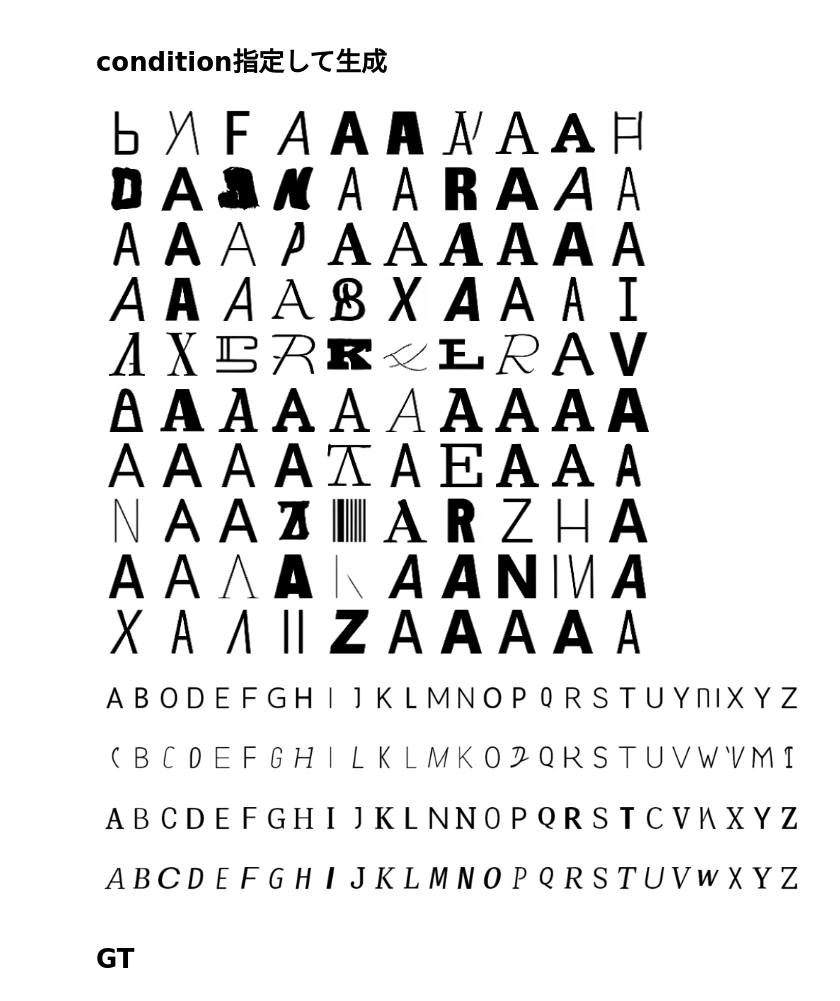
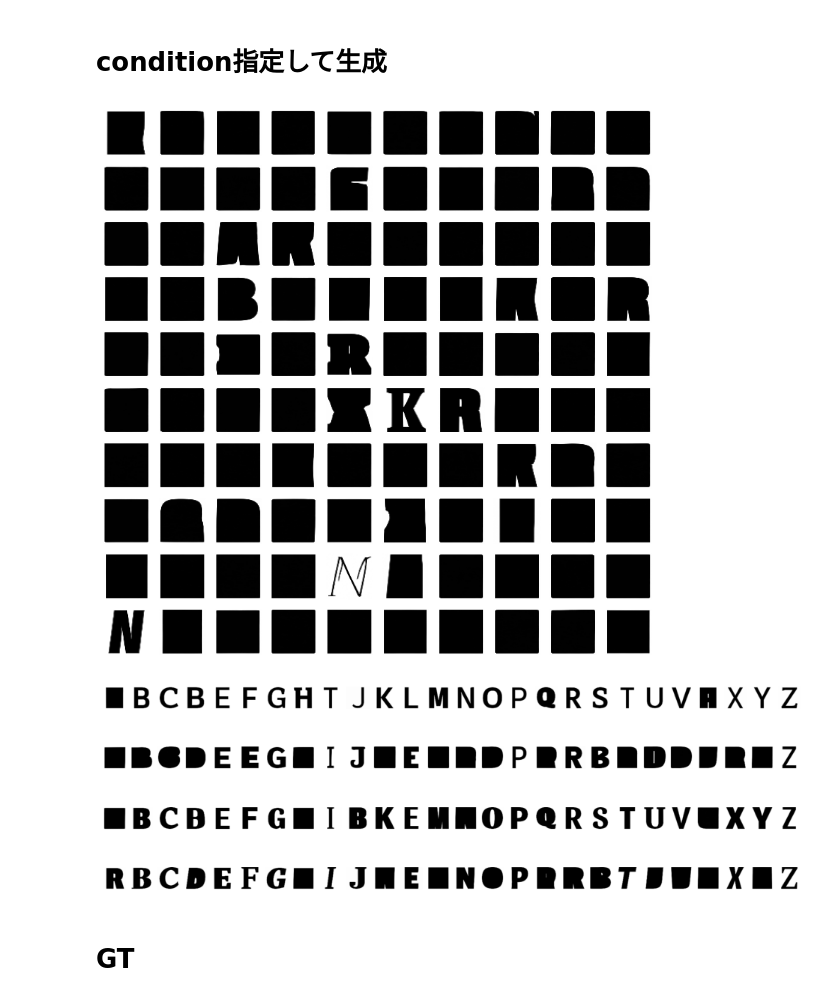
Before and after one commit to tetuomi/font-style-interpolation, a Jupyter notebook: scratch.ipynb, the cells around one changed output. Cells and saved outputs as stored; diff of their text form; code cells hidden in the pictures.

Commit message:
Update (DDIM on the way)

```diff
--- a/scratch.ipynb
+++ b/scratch.ipynb
@@ -207,45 +253,57 @@ for scale in [3., 5., 7.]:
 # %%
 style_scale = 1.
 class_scale = 1.
-rescaled_phi = 0.7
-save_path1 = f"result/{os.path.basename(model_path).split('.')[0]}_generated1_sc+[sc-s÷√2]+[sc-c÷√2]_{style_scale}_{class_scale}.png"
-save_path2 = f"result/{os.path.basename(model_path).split('.')[0]}_generated2_sc+[sc-s÷√2]+[sc-c÷√2]_{style_scale}_{class_scale}.png"
+rescaled_phi = 0.
+ddim_sampling = True
+# save_path1 = f"result/{os.path.basename(model_path).split('.')[0]}_generated1_sc_{style_scale}_{class_scale}.png"
+# save_path2 = f"result/{os.path.basename(model_path).split('.')[0]}_generated2_sc_{style_scale}_{class_scale}.png"
+# save_path1 = f"result/{os.path.basename(model_path).split('.')[0]}_generated1_sc+s+c_{style_scale}_{class_scale}.png"
+# save_path2 = f"result/{os.path.basename(model_path).split('.')[0]}_generated2_sc+s+c_{style_scale}_{class_scale}.png"
+# save_path1 = f"result/{os.path.basename(model_path).split('.')[0]}_generated1_sc+[sc-s]+[sc-c]_{style_scale}_{class_scale}.png"
+# save_path2 = f"result/{os.path.basename(model_path).split('.')[0]}_generated2_sc+[sc-s]+[sc-c]_{style_scale}_{class_scale}.png"
+# save_path1 = f"result/{os.path.basename(model_path).split('.')[0]}_generated1_sc+[s-none]+[c-none]_{style_scale}_{class_scale}.png"
+# save_path2 = f"result/{os.path.basename(model_path).split('.')[0]}_generated2_sc+[s-none]+[c-none]_{style_scale}_{class_scale}.png"
+save_path1 = f"result/{os.path.basename(model_path).split('.')[0]}_generated1_ddim_{style_scale}_{class_scale}.png"
+save_path2 = f"result/{os.path.basename(model_path).split('.')[0]}_generated2_ddim_{style_scale}_{class_scale}.png"
+
 # 様々なスタイルを見る
 b = 100
 classes = torch.full((b,), 0, device=device, dtype=torch.long)
 style = torch.tensor([i for i in range(b)], device=device, dtype=torch.long)
-samples = sample(model, classes, style, image_size=image_size, batch_size=b, channels=channels, class_scale=class_scale, style_scale=style_scale, rescaled_phi=rescaled_phi)
+samples = sample(model, classes, style, image_size=image_size, batch_size=b, channels=channels,
+                class_scale=class_scale, style_scale=style_scale, rescaled_phi=rescaled_phi, is_ddim_sampling=ddim_sampling)
 
 # show images
 fig, ax = plt.subplots(10, 10, figsize=(10, 10))
 for i in range(b):
     x = i // 10
     y = i % 10
     ax[x, y].axis("off")
     ax[x, y].imshow(samples[i][0].cpu().detach(), cmap="gray")
 
 plt.savefig(save_path1)
 plt.show()
 
 # 様々なクラスを見る
 b = 26*4
 classes = torch.tensor([i%26 for i in range(b)], device=device, dtype=torch.long)
 style = torch.tensor([i//26 for i in range(b)], device=device, dtype=torch.long)
-samples = sample(model, classes, style, image_size=image_size, batch_size=b, channels=channels, class_scale=class_scale, style_scale=style_scale, rescaled_phi=rescaled_phi)
+samples = sample(model, classes, style, image_size=image_size, batch_size=b, channels=channels,
+                class_scale=class_scale, style_scale=style_scale, rescaled_phi=rescaled_phi, is_ddim_sampling=ddim_sampling)
 
 # show images
 fig, ax = plt.subplots(4, 26, figsize=(12, 4))
 for i in range(b):
     x = i // 26
     y = i % 26
     ax[x, y].axis("off")
     ax[x, y].imshow(samples[i][0].cpu().detach(), cmap="gray")
 
 plt.savefig(save_path2)
 plt.show()
 # %% [output]
-[figure, old version]
+[figure, new version]
-[figure, old version]
+[figure, new version]
 # %% [markdown]
 # GT
 # %%
```
Also changed, not shown: parts of 15 cells of this notebook.
